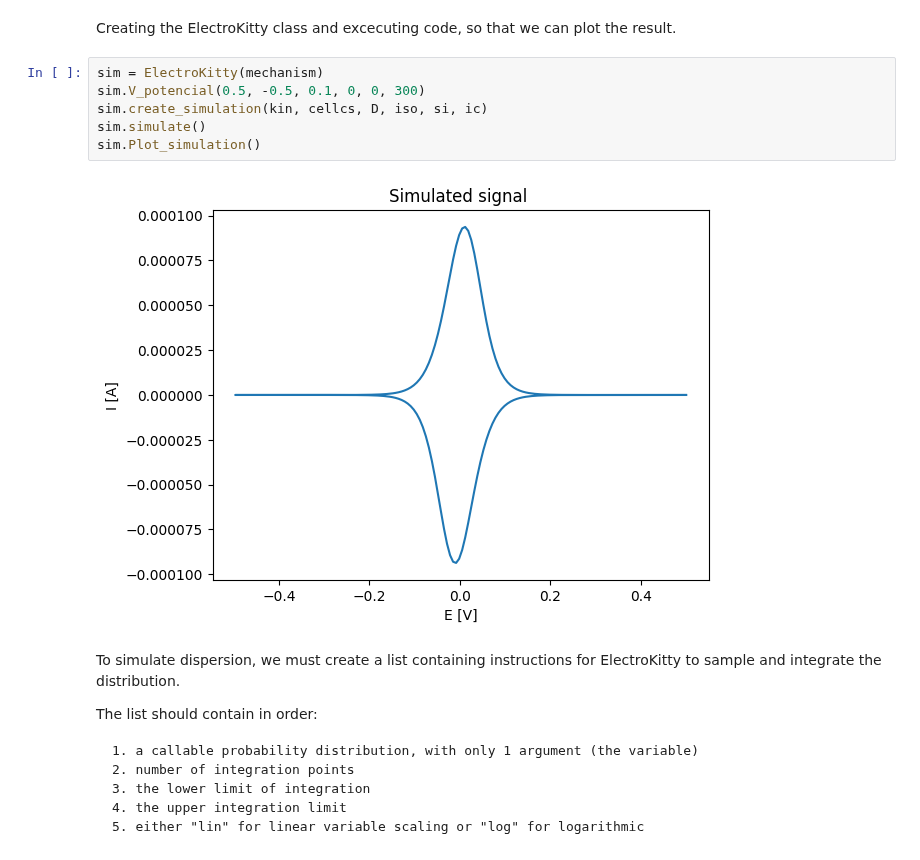
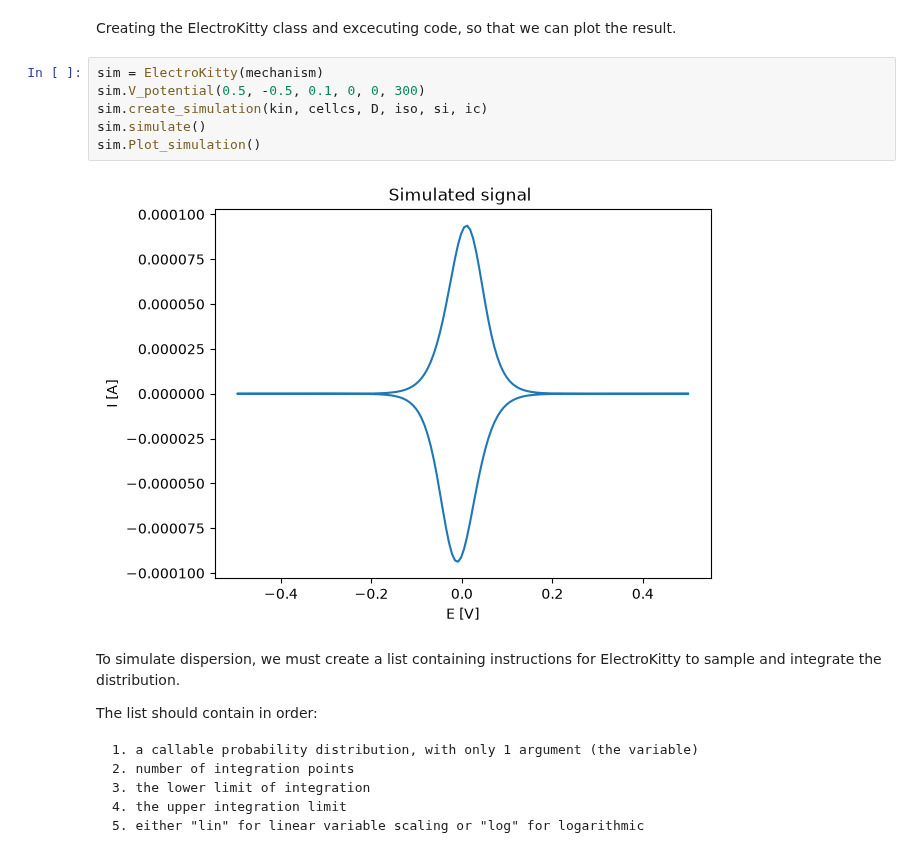
Before and after one commit to RedrumKid/ElectroKitty, a Jupyter notebook: tutorial/7th_tutorial_dispersion.ipynb, the cells around one changed output. Cells and saved outputs as stored; diff of their text form.

```diff
--- a/tutorial/7th_tutorial_dispersion.ipynb
+++ b/tutorial/7th_tutorial_dispersion.ipynb
@@ -37,12 +37,12 @@ si = [0.001, 20, 10**-5, 0]
 Creating the ElectroKitty class and excecuting code, so that we can plot the result.
 # %%
 sim = ElectroKitty(mechanism)
-sim.V_potencial(0.5, -0.5, 0.1, 0, 0, 300)
+sim.V_potential(0.5, -0.5, 0.1, 0, 0, 300)
 sim.create_simulation(kin, cellcs, D, iso, si, ic)
 sim.simulate()
 sim.Plot_simulation()
 # %% [output]
-[figure, old version]
+[figure, new version]
 # %% [markdown]
 To simulate dispersion, we must create a list containing instructions for ElectroKitty to sample and integrate the distribution.
 
```
Also changed, not shown: parts of 8 cells of this notebook, 23 other files.
